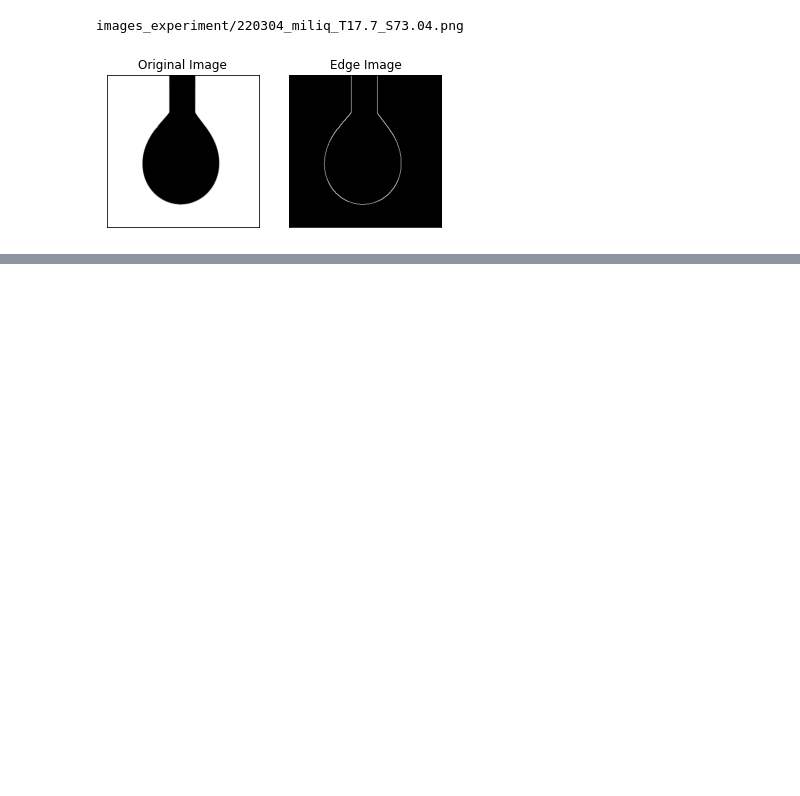
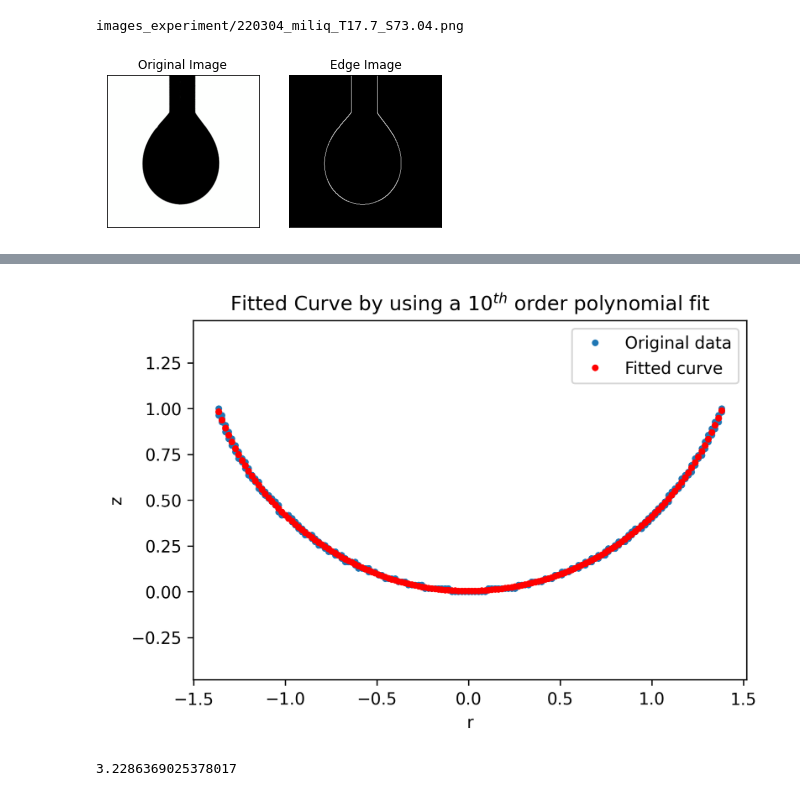
Before and after one commit to Lomolanisgo/Bayesian_PendantDrop_Tensiometry, a Jupyter notebook: Classical_PDT.ipynb, the cells around one changed output, grey strips where cells are left out. Drawn from its saved outputs; the diff is of its cells as text; code cells hidden in the pictures; blank space fills up the shorter version.

```diff
--- a/Classical_PDT.ipynb
+++ b/Classical_PDT.ipynb
@@ -62,0 +78,29 @@ plt.show()
+# %%
+# Use pandas to remove the needle and cut the drop in half.
+import pandas as pd
+rz_df=pd.DataFrame(rz,columns=['r','z'],dtype=float)
+
+# remove the needle
+rz_df=rz_df.drop(rz_df[rz_df['z']>1].index)
+
+# change dataframe to numpy
+rz_np=rz_df.to_numpy()
+
+# Use polyfit to fitting the curve.
+coeffs=np.polyfit(rz_np[:,0],rz_np[:,1],deg=8)
+fitz=np.polyval(coeffs,rz_np[:,0])
+
+# visualising the result
+plt.figure(dpi=300)
+# original data
+plt.plot(rz_np[:,0],rz_np[:,1],'.')
+# fitted curve
+plt.plot(rz_np[:,0],fitz,'.',color='r')
+plt.legend(['Original data','Fitted curve'])
+plt.title('Fitted Curve by using a $10^{th}$ order polynomial fit')
+plt.axis('equal')
+plt.xlabel('r')
+plt.ylabel('z')
+plt.show()
+# %% [output]
+[figure, added]
@@ -62,0 +129,14 @@ plt.show()
+# %%
+delta_r=0.00001
+r2=0
+r1,r3=r2-delta_r,2+delta_r
+
+z1,z2,z3=np.polyval(coeffs,[r1,r2,r3])
+
+p1,p2,p3=[r1,z1],[r2,z2],[r3,z3]
+#fitz=np.polyval(coeffs,rz_np[:,0])
+
+R0=abs(1/calculate_curvature(p1,p2,p3))
+print(R0)
+# %% [output]
+3.2286369025378017
```
Also changed, not shown: parts of 7 cells of this notebook.
